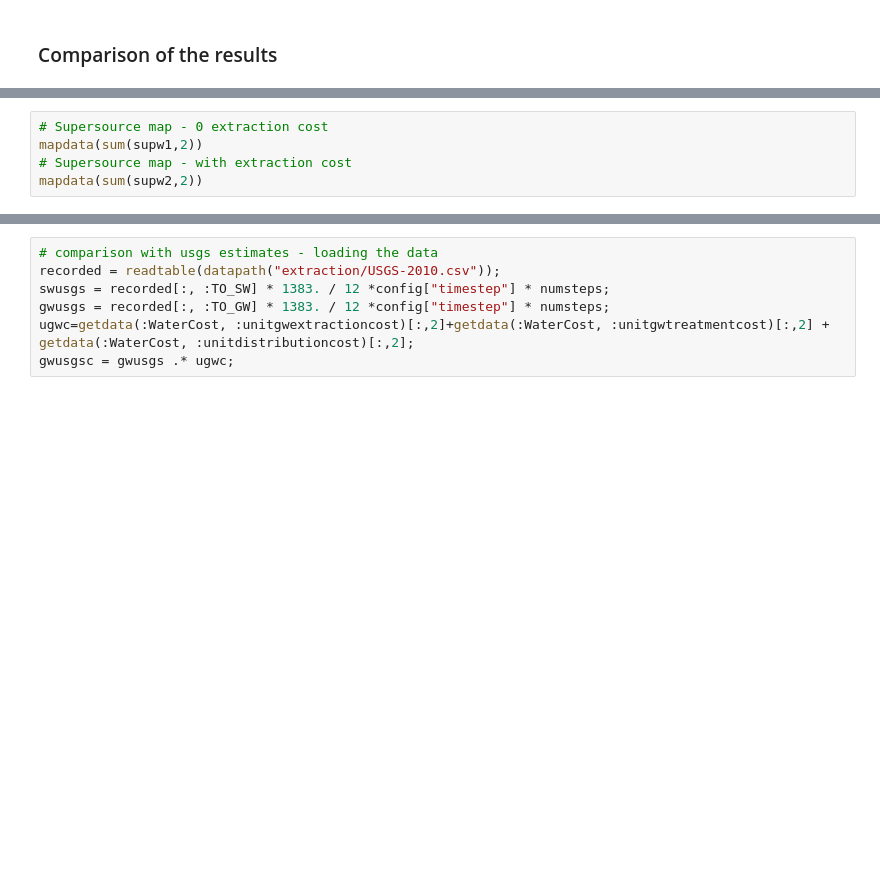
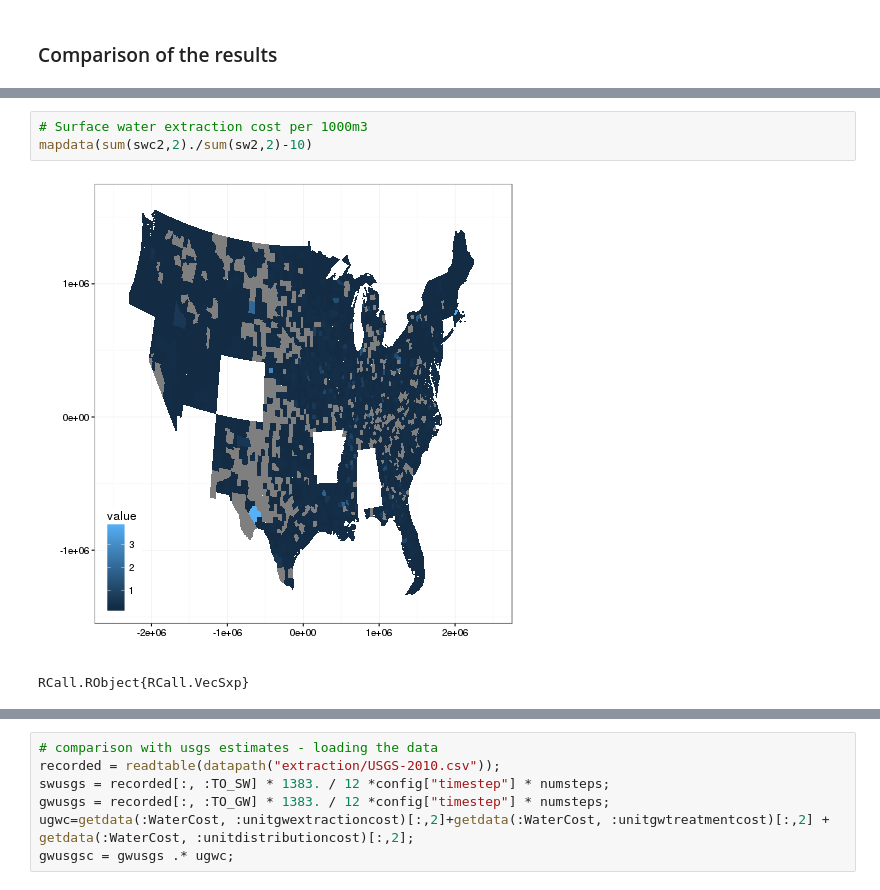
Before and after one commit to AmericasWater/awash, a Jupyter notebook: analyses/allocationcheck/Illustration cost model - comparison allocation.ipynb, the cells around one changed output, grey strips where cells are left out. Saved outputs shown, nothing was run; the diff lists cells and outputs as text; blank space fills up the shorter version.

Commit message:
swwithdrawals cost, no re-reading config when simulating

```diff
--- a/analyses/allocationcheck/Illustration cost model - comparison allocation.ipynb
+++ b/analyses/allocationcheck/Illustration cost model - comparison allocation.ipynb
@@ -202,5 +177,6 @@ swusgs.data -sum(sw1+supw1,2)
 # %%
-# Supersource map - 0 extraction cost
-mapdata(sum(supw1,2))
-# Supersource map - with extraction cost
-mapdata(sum(supw2,2))
+# Surface water extraction cost per 1000m3
+mapdata(sum(swc2,2)./sum(sw2,2)-10)
+# %% [output]
+[figure, added]
+RCall.RObject{RCall.VecSxp}
```
Also changed, not shown: parts of 14 cells of this notebook, 3 other files.
